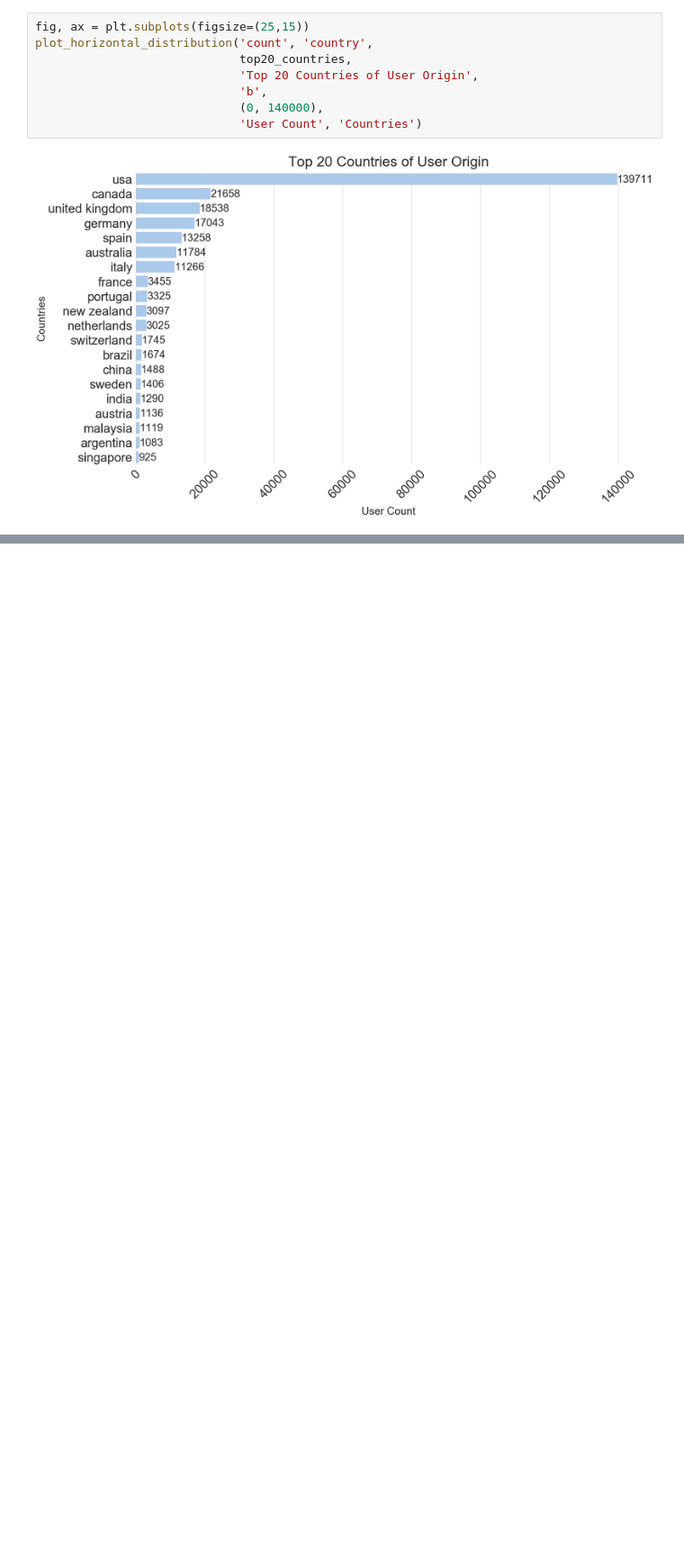
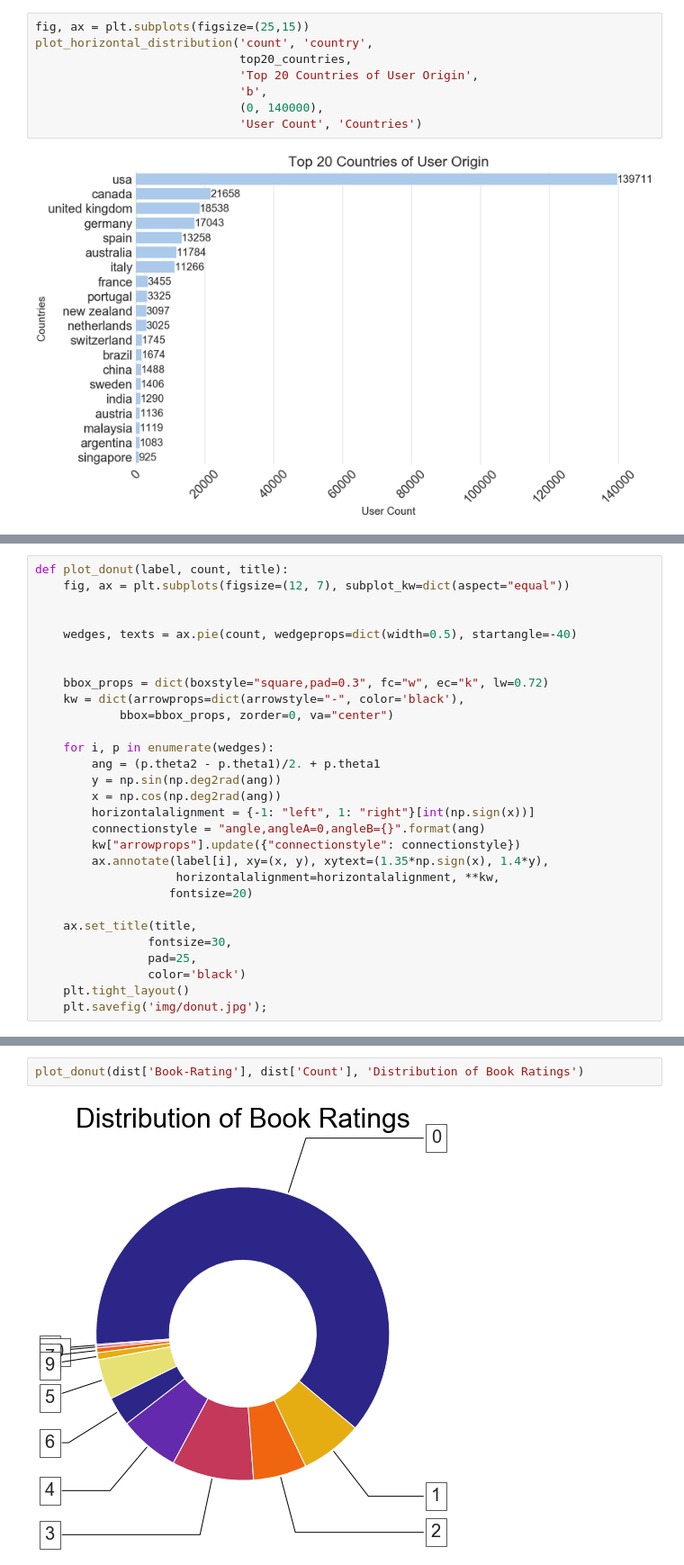
Before and after one commit to mpayumo/book-recommender-model, a Jupyter notebook: 1-book-recommender-EDA.ipynb, the cells around one changed output, grey strips where cells are left out. Shown: that part at 90% size. Saved outputs shown, nothing was run; the diff lists cells and outputs as text; blank space fills up the shorter version.

```diff
--- a/1-book-recommender-EDA.ipynb
+++ b/1-book-recommender-EDA.ipynb
@@ -389,0 +566,29 @@ plot_horizontal_distribution('count', 'country',
+# %%
+def plot_donut(label, count, title):
+    fig, ax = plt.subplots(figsize=(12, 7), subplot_kw=dict(aspect="equal"))
+
+
+    wedges, texts = ax.pie(count, wedgeprops=dict(width=0.5), startangle=-40)
+
+
+    bbox_props = dict(boxstyle="square,pad=0.3", fc="w", ec="k", lw=0.72)
+    kw = dict(arrowprops=dict(arrowstyle="-", color='black'),
+            bbox=bbox_props, zorder=0, va="center")
+
+    for i, p in enumerate(wedges):
+        ang = (p.theta2 - p.theta1)/2. + p.theta1
+        y = np.sin(np.deg2rad(ang))
+        x = np.cos(np.deg2rad(ang))
+        horizontalalignment = {-1: "left", 1: "right"}[int(np.sign(x))]
+        connectionstyle = "angle,angleA=0,angleB={}".format(ang)
+        kw["arrowprops"].update({"connectionstyle": connectionstyle})
+        ax.annotate(label[i], xy=(x, y), xytext=(1.35*np.sign(x), 1.4*y),
+                    horizontalalignment=horizontalalignment, **kw,
+                   fontsize=20)
+
+    ax.set_title(title,
+                fontsize=30,
+                pad=25,
+                color='black')
+    plt.tight_layout()
+    plt.savefig('img/donut.jpg');
@@ -389,0 +610,4 @@ plot_horizontal_distribution('count', 'country',
+# %%
+plot_donut(dist['Book-Rating'], dist['Count'], 'Distribution of Book Ratings')
+# %% [output]
+[figure, added]
```
Also changed, not shown: parts of 36 cells of this notebook, 3 other files.
